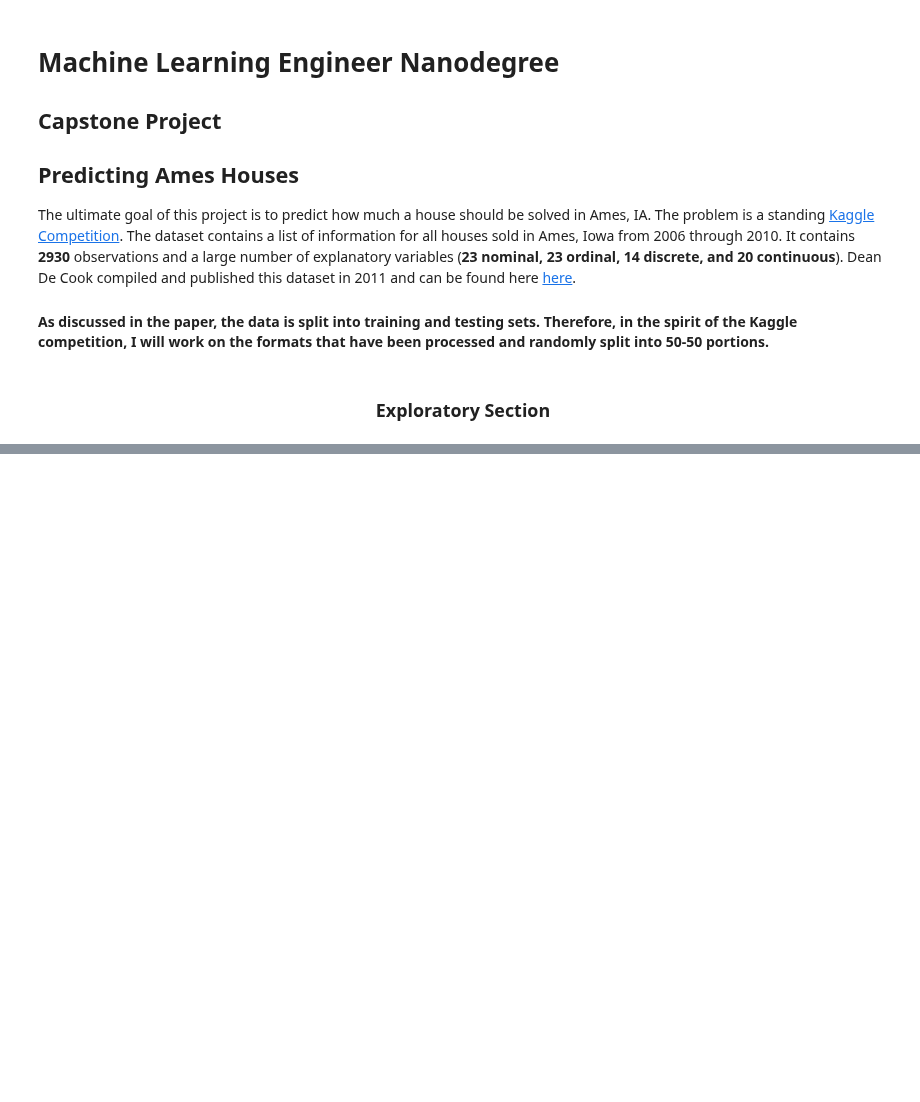
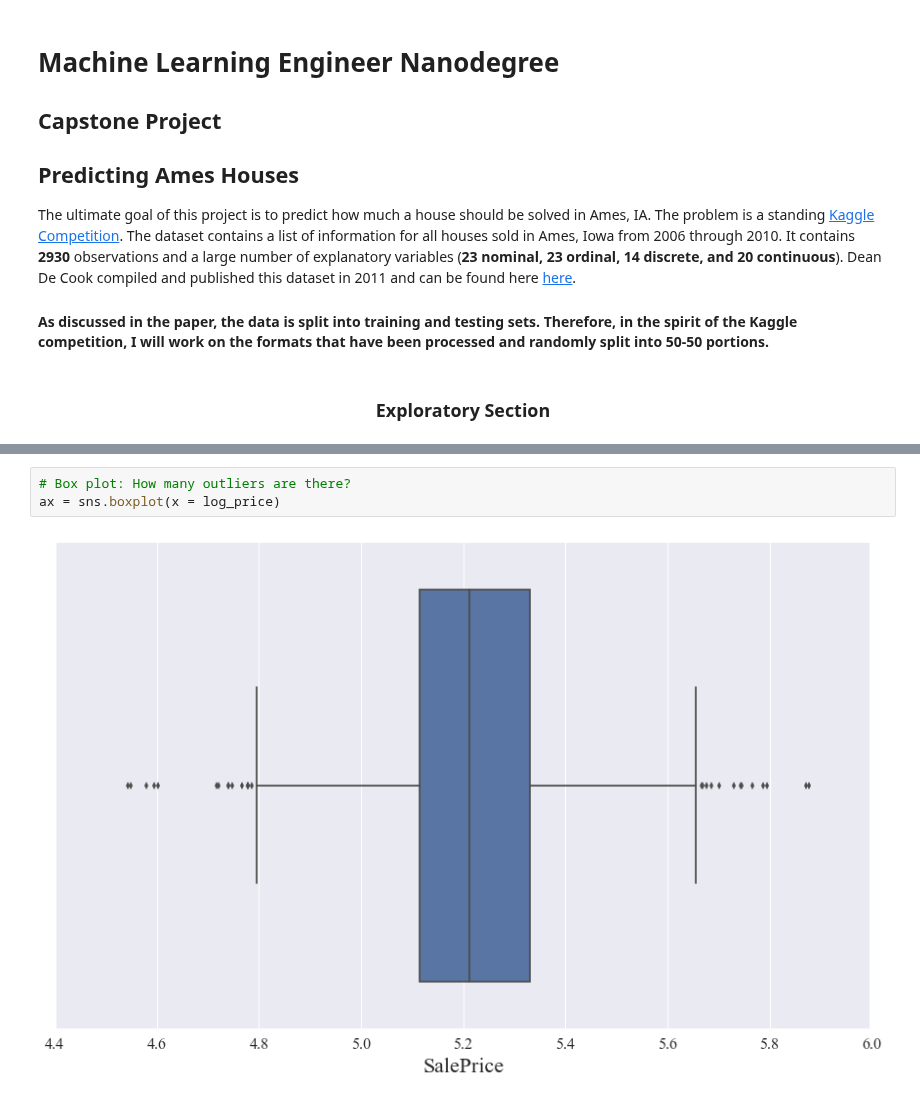
Before and after one commit to gmsardane/Predicting-Ames-Housing-Prices, a Jupyter notebook: Exploring and Predicting Ames Housing Prices.ipynb, the cells around one changed output, grey strips where cells are left out. Saved outputs shown, nothing was run; the diff lists cells and outputs as text; blank space fills up the shorter version.

```diff
--- a/Exploring and Predicting Ames Housing Prices.ipynb
+++ b/Exploring and Predicting Ames Housing Prices.ipynb
@@ -64,0 +118,5 @@ data.head()
+# %%
+# Box plot: How many outliers are there?
+ax = sns.boxplot(x = log_price)
+# %% [output]
+[figure, added]
```
Also changed, not shown: parts of 10 cells of this notebook.
